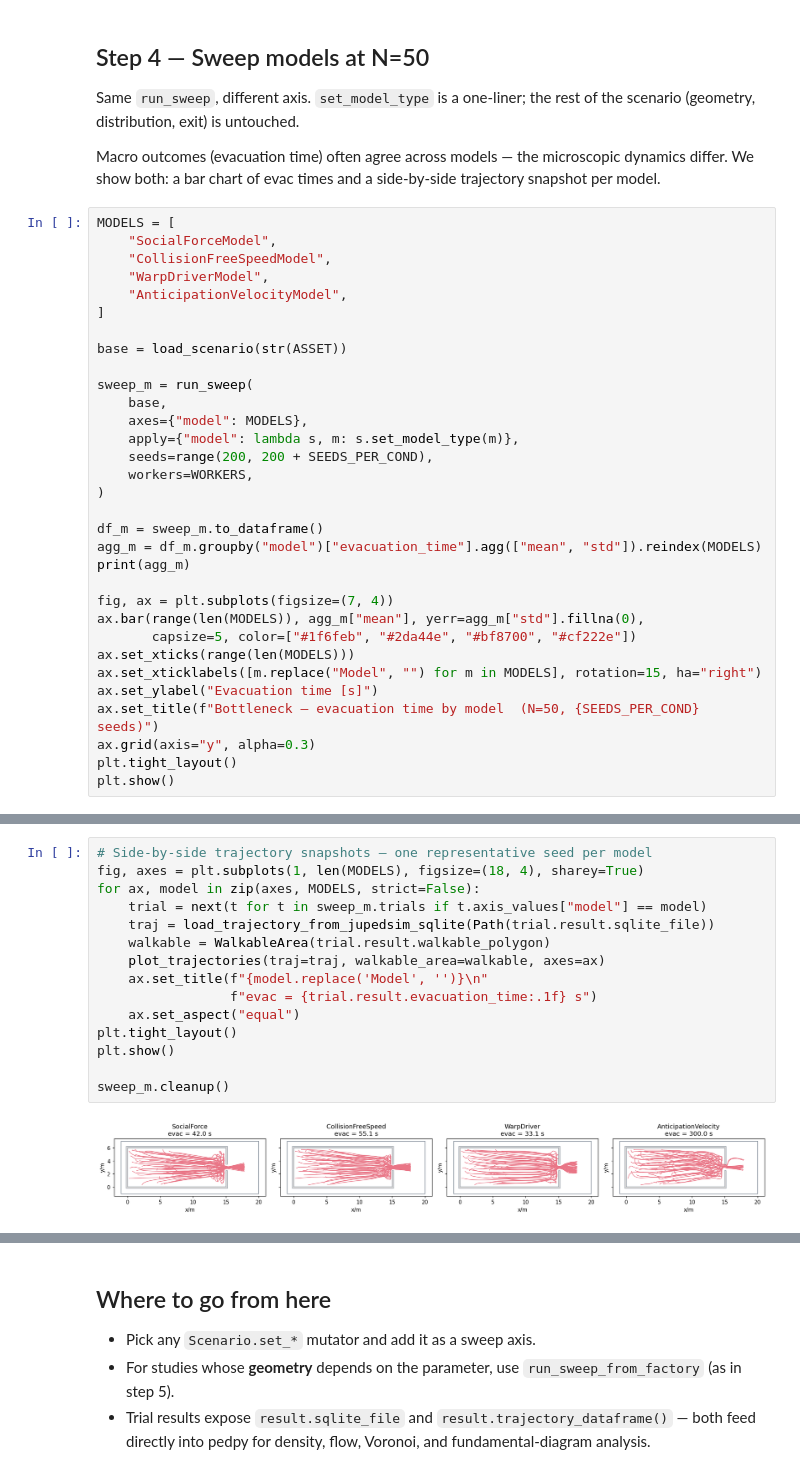
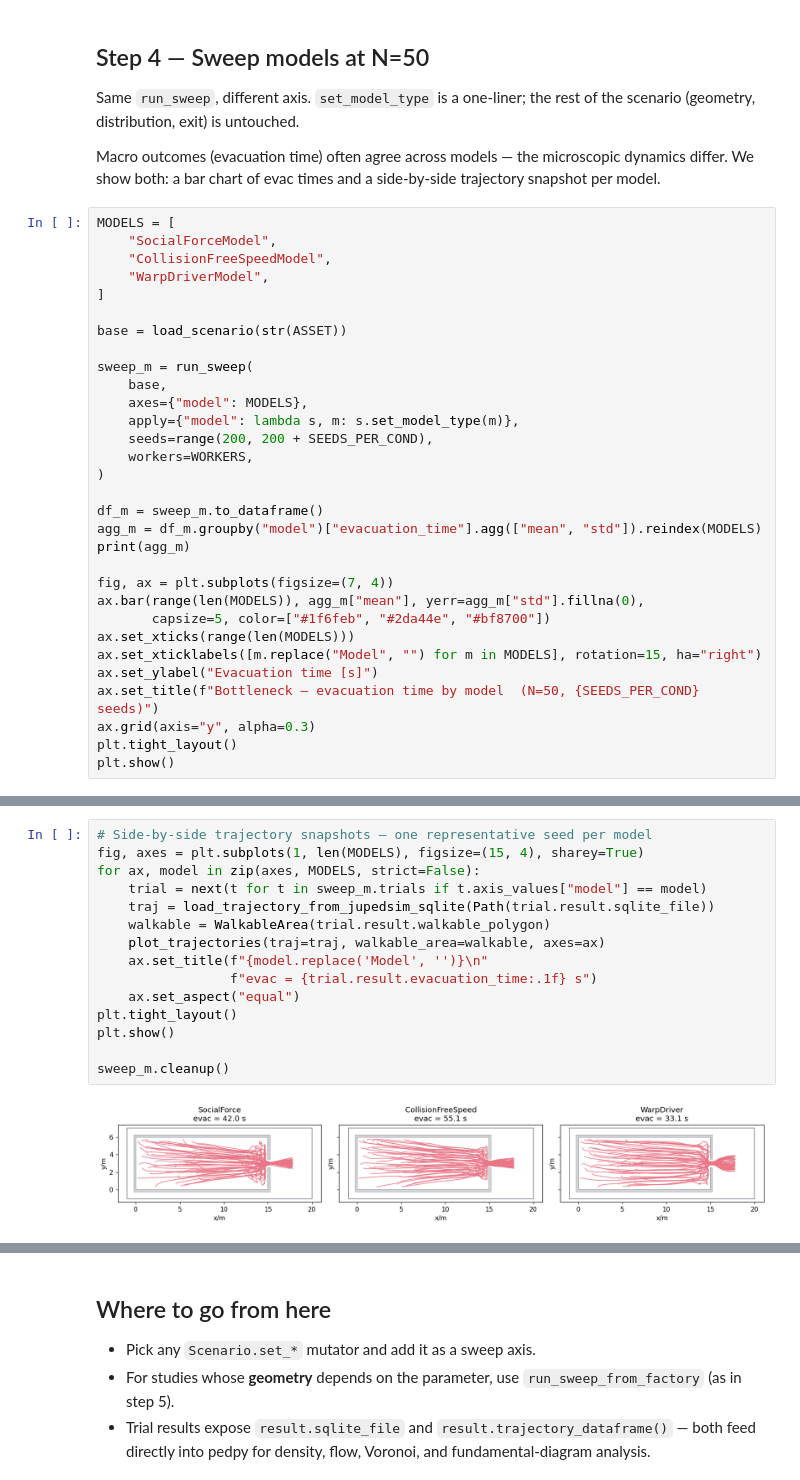
Before and after one commit to PedestrianDynamics/jupedsim-scenarios, a Jupyter notebook: examples/bottleneck_tutorial.ipynb, the cells around one changed output, grey strips where cells are left out. Saved outputs shown, nothing was run; the diff lists cells and outputs as text.

```diff
--- a/examples/bottleneck_tutorial.ipynb
+++ b/examples/bottleneck_tutorial.ipynb
@@ -141,7 +142,6 @@ MODELS = [
     "SocialForceModel",
     "CollisionFreeSpeedModel",
     "WarpDriverModel",
-    "AnticipationVelocityModel",
 ]
 
 base = load_scenario(str(ASSET))
@@ -160,7 +160,7 @@ print(agg_m)
 
 fig, ax = plt.subplots(figsize=(7, 4))
 ax.bar(range(len(MODELS)), agg_m["mean"], yerr=agg_m["std"].fillna(0),
-       capsize=5, color=["#1f6feb", "#2da44e", "#bf8700", "#cf222e"])
+       capsize=5, color=["#1f6feb", "#2da44e", "#bf8700"])
 ax.set_xticks(range(len(MODELS)))
 ax.set_xticklabels([m.replace("Model", "") for m in MODELS], rotation=15, ha="right")
 ax.set_ylabel("Evacuation time [s]")
@@ -179,20 +178,20 @@ AnticipationVelocityModel  300.000  0.000000
 # %%
 # Side-by-side trajectory snapshots — one representative seed per model
-fig, axes = plt.subplots(1, len(MODELS), figsize=(18, 4), sharey=True)
+fig, axes = plt.subplots(1, len(MODELS), figsize=(15, 4), sharey=True)
 for ax, model in zip(axes, MODELS, strict=False):
     trial = next(t for t in sweep_m.trials if t.axis_values["model"] == model)
     traj = load_trajectory_from_jupedsim_sqlite(Path(trial.result.sqlite_file))
     walkable = WalkableArea(trial.result.walkable_polygon)
     plot_trajectories(traj=traj, walkable_area=walkable, axes=ax)
     ax.set_title(f"{model.replace('Model', '')}\n"
                  f"evac = {trial.result.evacuation_time:.1f} s")
     ax.set_aspect("equal")
 plt.tight_layout()
 plt.show()
 
 sweep_m.cleanup()
 # %% [output]
-[figure, old version]
+[figure, new version]
 # %% [markdown]
 ## Step 5 — 2D sweep: model × bottleneck width
 
```
Also changed, not shown: parts of 6 cells of this notebook, 1 other file.
